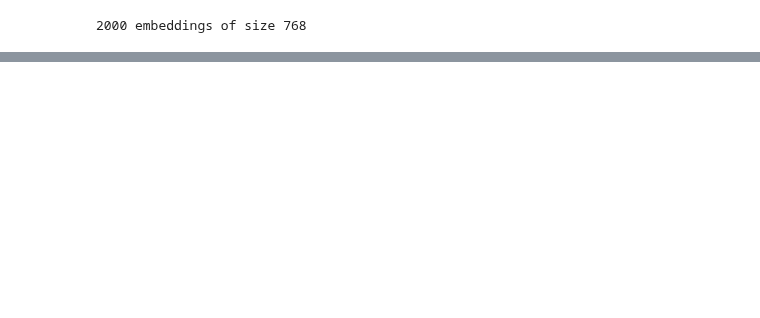
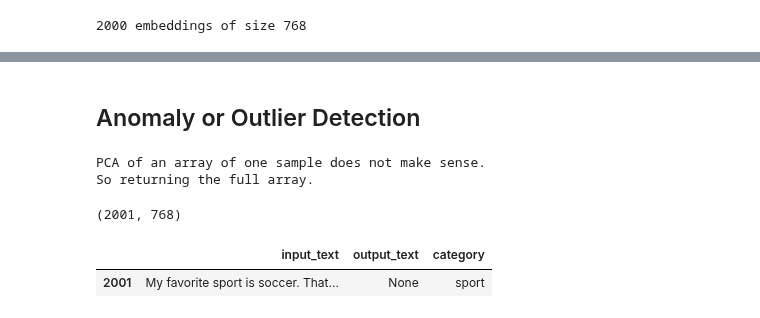
Before and after one commit to aadehamid/embeddings, a Jupyter notebook: embeddings_application.ipynb, the cells around one changed output, grey strips where cells are left out. Cells and saved outputs as stored; diff of their text form; code cells hidden in the pictures; blank space fills up the shorter version.

```diff
--- a/embeddings_application.ipynb
+++ b/embeddings_application.ipynb
@@ -65,0 +77,28 @@ print(f"{len(question_embeddings)} embeddings of size \
+# %% [markdown]
+## Anomaly or Outlier Detection
+# %%
+# input_text = """I am making cookies but don't remember the correct ingredient proportions. I have been unable to find anything on the web."""
+
+input_text = "My favorite sport is soccer. That is why I support Chelsea FC."
+model = SentenceTransformer("all-mpnet-base-v2")
+outlier_embedding, _ = create_sentence_embedding([input_text], model, bert = False)
+# %% [output]
+PCA of an array of one sample does not make sense.
+So returning the full array.
+# %%
+# Add the embedding for the outlier to the original sentence embedding
+embed_plus_outlier = np.vstack([question_embeddings, outlier_embedding])
+# %% [output]
+(2001, 768)
+# %%
+# Add the embedding for the outlier to the original sentence embedding
+embed_plus_outlier = np.vstack([question_embeddings, outlier_embedding])
+
+# Add the new outlier text to the original dataframe
+outlier_row = pd.Series([input_text, None, "sport"],
+        index = so_df.columns)
+
+so_df.loc[len(so_df)+1] = outlier_row
+# %% [output]
+|  | input_text | output_text | category |
+| 2001 | My favorite sport is soccer. That... | None | sport |
```
Also changed, not shown: parts of 10 cells of this notebook.
